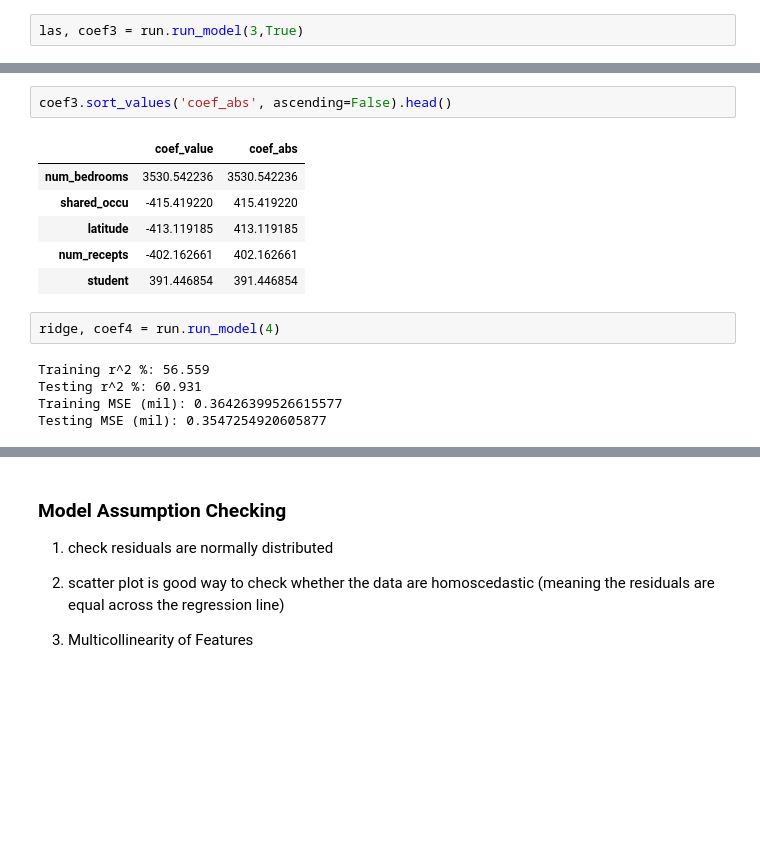
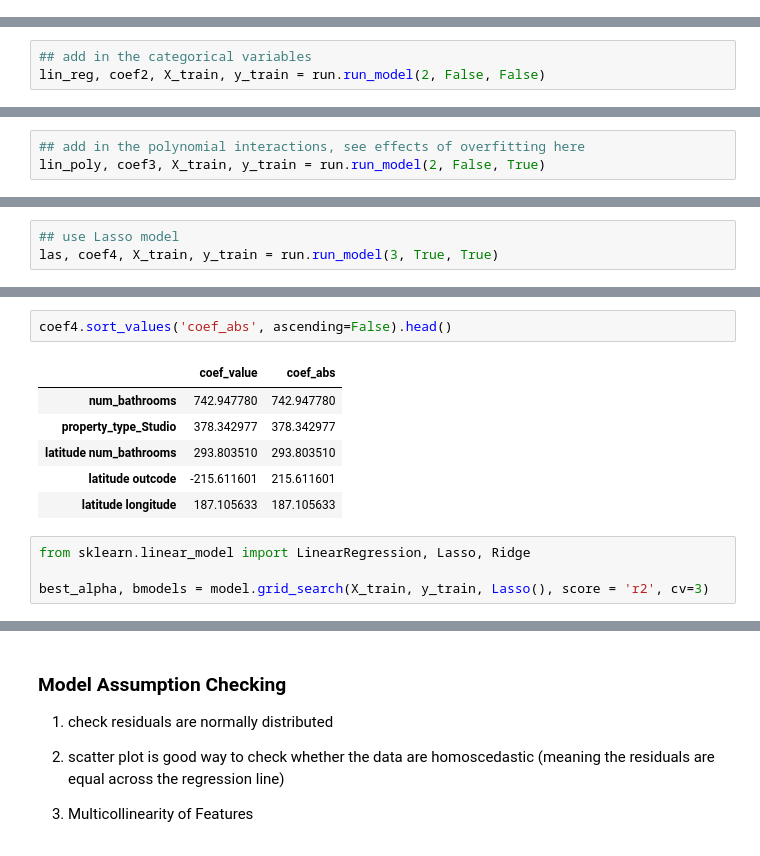
Before and after one commit to tinacliu/final_project, a Jupyter notebook: models.ipynb, the cells around one changed output, grey strips where cells are left out. Cells and saved outputs as stored; diff of their text form; blank space fills up the shorter version.

```diff
--- a/models.ipynb
+++ b/models.ipynb
@@ -43,2 +44,0 @@ Testing MSE (mil): 0.35249380259585034
-# %%
-las, coef3 = run.run_model(3,True)
@@ -51,0 +45,3 @@ Testing MSE (mil): 0.3510778773302271
+# %%
+## add in the categorical variables
+lin_reg, coef2, X_train, y_train = run.run_model(2, False, False)
@@ -51,0 +53,3 @@ Testing MSE (mil): 0.3510778773302271
+# %%
+## add in the polynomial interactions, see effects of overfitting here
+lin_poly, coef3, X_train, y_train = run.run_model(2, False, True)
@@ -51,0 +61,3 @@ Testing MSE (mil): 0.3510778773302271
+# %%
+## use Lasso model
+las, coef4, X_train, y_train = run.run_model(3, True, True)
@@ -52,16 +79,13 @@ Testing MSE (mil): 0.3510778773302271
 # %%
-coef3.sort_values('coef_abs', ascending=False).head()
+coef4.sort_values('coef_abs', ascending=False).head()
 # %% [output]
 |  | coef_value | coef_abs |
-| num_bedrooms | 3530.542236 | 3530.542236 |
-| shared_occu | -415.419220 | 415.419220 |
-| latitude | -413.119185 | 413.119185 |
-| num_recepts | -402.162661 | 402.162661 |
-| student | 391.446854 | 391.446854 |
+| num_bathrooms | 742.947780 | 742.947780 |
+| property_type_Studio | 378.342977 | 378.342977 |
+| latitude num_bathrooms | 293.803510 | 293.803510 |
+| latitude outcode | -215.611601 | 215.611601 |
+| latitude longitude | 187.105633 | 187.105633 |
-# %%
-ridge, coef4 = run.run_model(4)
-# %% [output]
-Training r^2 %: 56.559
-Testing r^2 %: 60.931
-Training MSE (mil): 0.36426399526615577
-Testing MSE (mil): 0.3547254920605877
+# %%
+from sklearn.linear_model import LinearRegression, Lasso, Ridge
+
+best_alpha, bmodels = model.grid_search(X_train, y_train, Lasso(), score = 'r2', cv=3)
```
Also changed, not shown: parts of 13 cells of this notebook, 2 other files.
